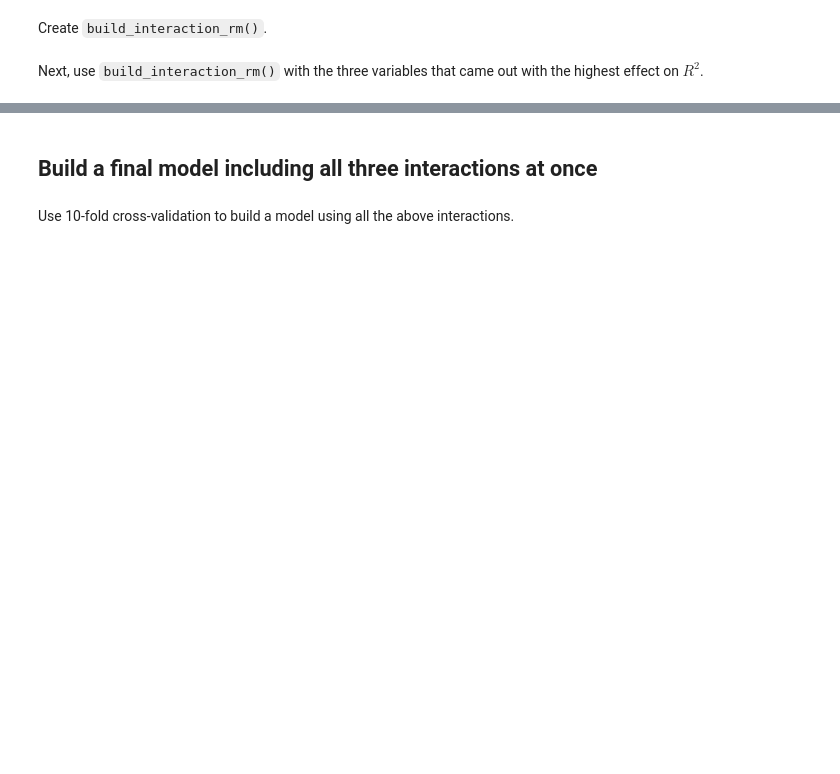
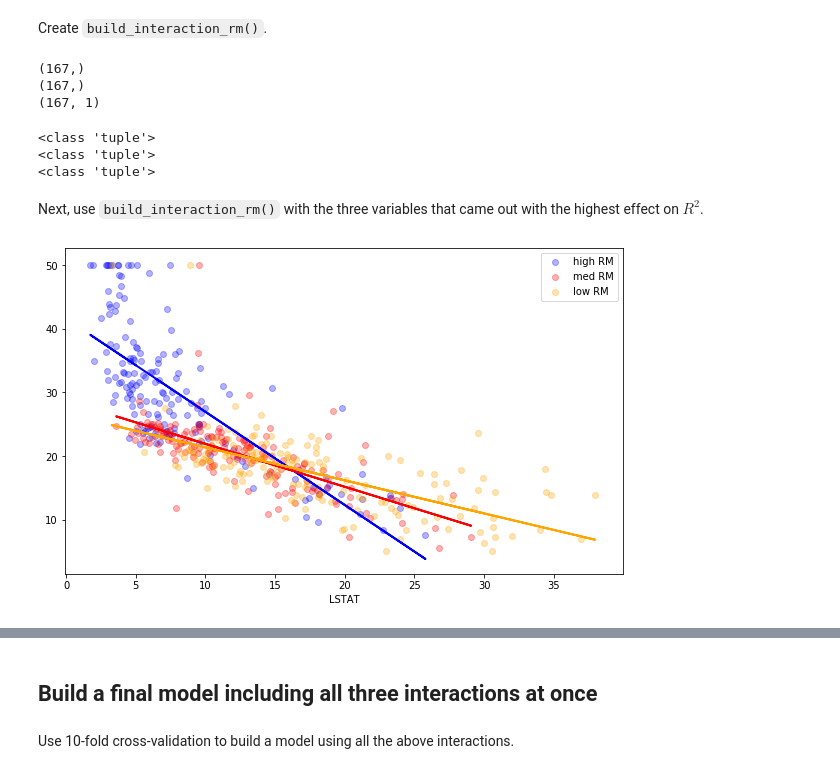
Before and after one commit to poariston/dsc-interaction-terms-lab-online-ds-pt-120919, a Jupyter notebook: index.ipynb, the cells around one changed output, grey strips where cells are left out. Saved outputs shown, nothing was run; the diff lists cells and outputs as text; code cells hidden in the pictures; blank space fills up the shorter version.

```diff
--- a/index.ipynb
+++ b/index.ipynb
@@ -74,9 +125,9 @@ len(combinations)
 # %% [output]
 78
 # %%
-## code to find top 3 interactions by R^2 value here
+## code to find top  interactions by R^2 value
 rsquared_list = []
 for combi in combinations:
     df['interaction']= df[combi[0]]*df[combi[1]]
-#     crossvalidation = KFold(n_splits=10,shuffle=True,random_state=1)
+    crossvalidation = KFold(n_splits=10,shuffle=True,random_state=1)
     rsquared_list.append (np.mean (cross_val_score(regression,df,y,scoring='r2',cv=crossvalidation)))
@@ -126,6 +230,64 @@ def build_interaction_rm(varname, description):
+# %%
+print(high_rm['RM'].shape)
+print(high_rm['RM'].values.shape)
+print(high_rm['RM'].values.reshape(-1, 1).shape)
+# %% [output]
+(167,)
+(167,)
+(167, 1)
+# %%
+print(type(high_rm['RM'].shape))
+print(type(high_rm['RM'].values.shape))
+print(type(high_rm['RM'].values.reshape(-1, 1).shape))
+# %% [output]
+<class 'tuple'>
+<class 'tuple'>
+<class 'tuple'>
+# %%
+def build_interaction_rm(varname, description):
+    # We have split RM in 3 low/med/high.
+    # this function fits 3 single-variable linear model using 'varname' to predict target, one for each rm category
+    # then displays the 3 models over a scatterplot target (y) vs. 'varname' (x)
+    # The goal is to measure the interaction effect between 'varname' and rm
+
+    # varname is a variable name - string
+    # description is a label for x axis - string
+
+    linreg_high = LinearRegression()
+    linreg_med = LinearRegression()
+    linreg_low = LinearRegression()
+
+    y_high = high_rm['target']
+    y_med  =  med_rm['target']
+    y_low  =  low_rm['target']
+
+    linreg_high.fit(high_rm[varname].values.reshape(-1, 1),y_high)
+    linreg_med.fit( med_rm[varname].values.reshape(-1, 1), y_med)
+    linreg_low.fit( low_rm[varname].values.reshape(-1, 1), y_low)
+
+    pred_high=linreg_high.predict(high_rm[varname].values.reshape(-1, 1))
+    pred_med =linreg_med.predict( med_rm[varname].values.reshape(-1, 1))
+    pred_low =linreg_low.predict( low_rm[varname].values.reshape(-1, 1))
+
+    # plot outputs
+    plt.figure(figsize=(10,6))
+    plt.scatter(high_rm[varname],y_high,color='blue',alpha=0.3,label = 'high RM' )
+    plt.scatter(med_rm[varname],y_med,color='red',alpha=0.3,label = 'med RM' )
+    plt.scatter(low_rm[varname],y_low,color='orange',alpha=0.3,label = 'low RM' )
+    plt.plot(high_rm[varname],pred_high,color='blue',linewidth=2)
+    plt.plot(med_rm[varname],pred_med,color='red',linewidth=2)
+    plt.plot(low_rm[varname],pred_low,color='orange',linewidth=2)
+    plt.xlabel(description)
+    plt.legend()
+    plt.show();
+
+    return None
 # %% [markdown]
 Next, use `build_interaction_rm()` with the three variables that came out with the highest effect on $R^2$.
 # %%
 # first plot
+build_interaction_rm('LSTAT','LSTAT')
+# %% [output]
+[figure, added]
 # %%
 # second plot
```
Also changed, not shown: parts of 32 cells of this notebook.
